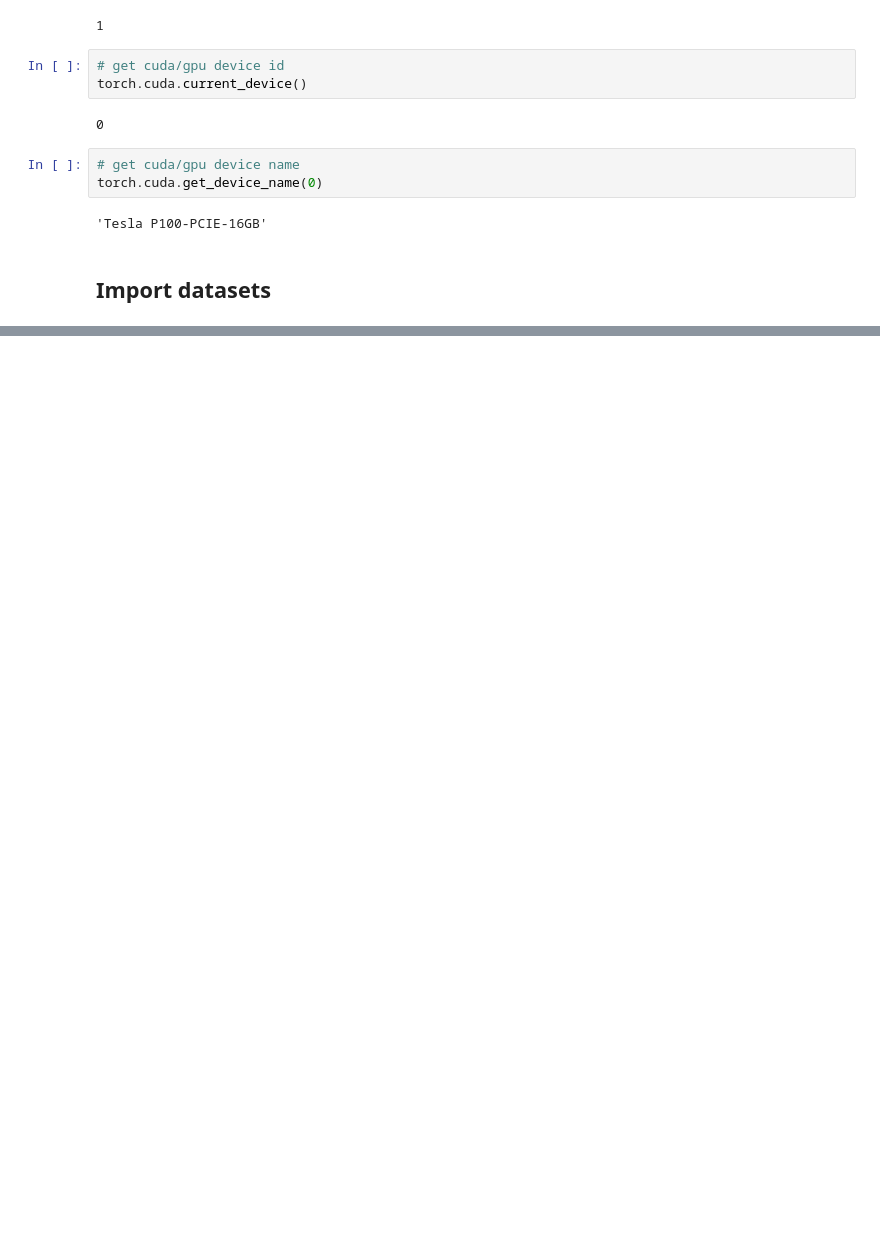
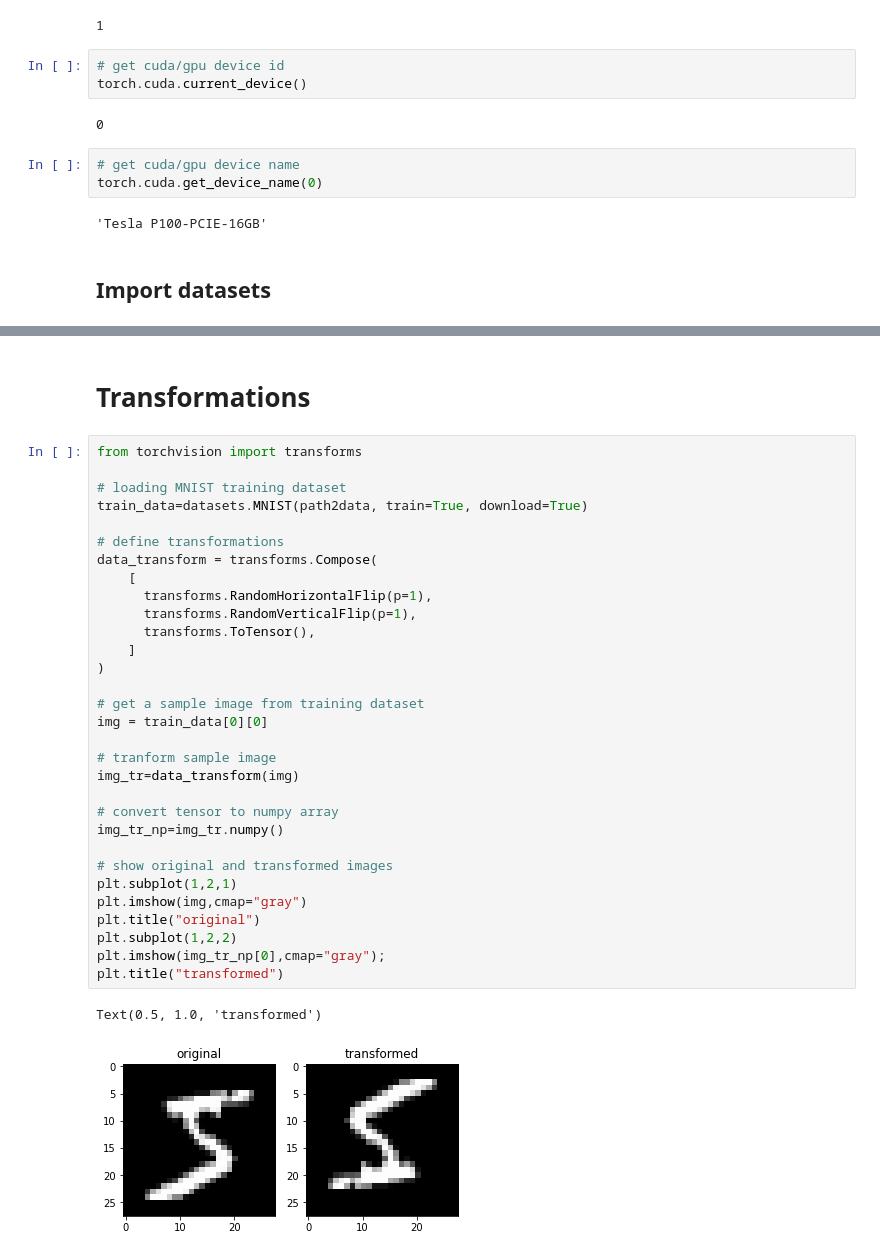
Before and after one commit to vikramkrishnan9885/MyColab, a Jupyter notebook: CVUsingPyTorch.ipynb, the cells around one changed output, grey strips where cells are left out. Saved outputs shown, nothing was run; the diff lists cells and outputs as text; blank space fills up the shorter version.

```diff
--- a/CVUsingPyTorch.ipynb
+++ b/CVUsingPyTorch.ipynb
@@ -34,0 +108,36 @@ torch.cuda.get_device_name(0)
+# %% [markdown]
+# Transformations
+# %%
+from torchvision import transforms
+
+# loading MNIST training dataset
+train_data=datasets.MNIST(path2data, train=True, download=True)
+
+# define transformations
+data_transform = transforms.Compose(
+    [
+      transforms.RandomHorizontalFlip(p=1),
+      transforms.RandomVerticalFlip(p=1),
+      transforms.ToTensor(),
+    ]
+)
+
+# get a sample image from training dataset
+img = train_data[0][0]
+
+# tranform sample image
+img_tr=data_transform(img)
+
+# convert tensor to numpy array
+img_tr_np=img_tr.numpy()
+
+# show original and transformed images
+plt.subplot(1,2,1)
+plt.imshow(img,cmap="gray")
+plt.title("original")
+plt.subplot(1,2,2)
+plt.imshow(img_tr_np[0],cmap="gray");
+plt.title("transformed")
+# %% [output]
+Text(0.5, 1.0, 'transformed')
+[figure, added]
```
Also changed, not shown: parts of 2 cells of this notebook.
